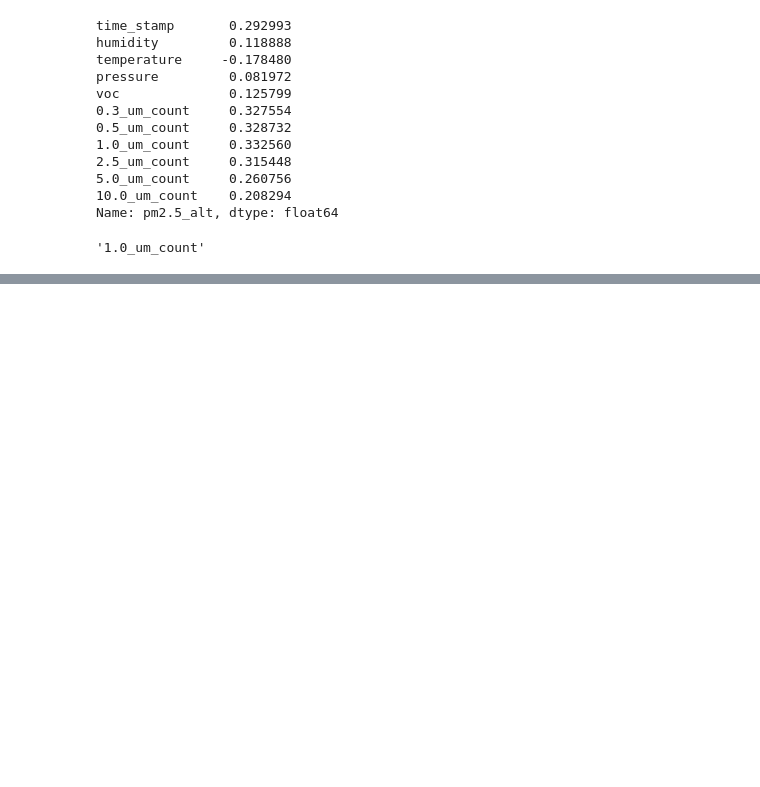
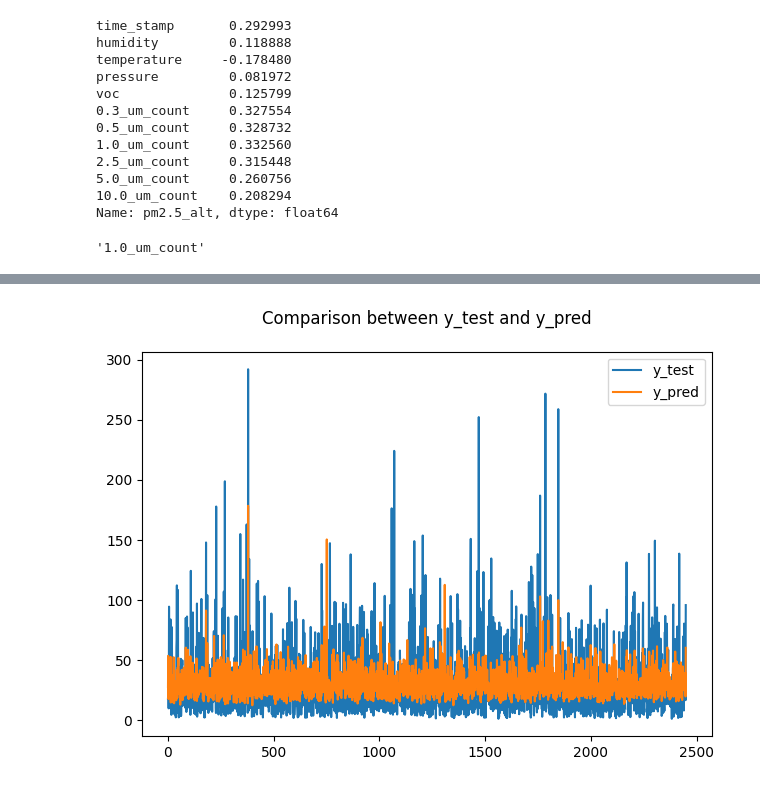
Before and after one commit to dolaemonngeong/BigData_Airbender, a Jupyter notebook: processingData.ipynb, the cells around one changed output, grey strips where cells are left out. Cells and saved outputs as stored; diff of their text form; code cells hidden in the pictures; blank space fills up the shorter version.

```diff
--- a/processingData.ipynb
+++ b/processingData.ipynb
@@ -328,0 +334,3 @@ most_influential
+# %%
+evaluate = pd.DataFrame({"y_test":y_test, "y_pred":y_pred})
+evaluate.head()
@@ -328,0 +344,7 @@ most_influential
+# %%
+evaluate.plot(kind='line')
+plt.title('Comparison between y_test and y_pred', pad=20)
+plt.tight_layout()
+plt.show()
+# %% [output]
+[figure, added]
```
Also changed, not shown: parts of 2 cells of this notebook, 1 other file.
